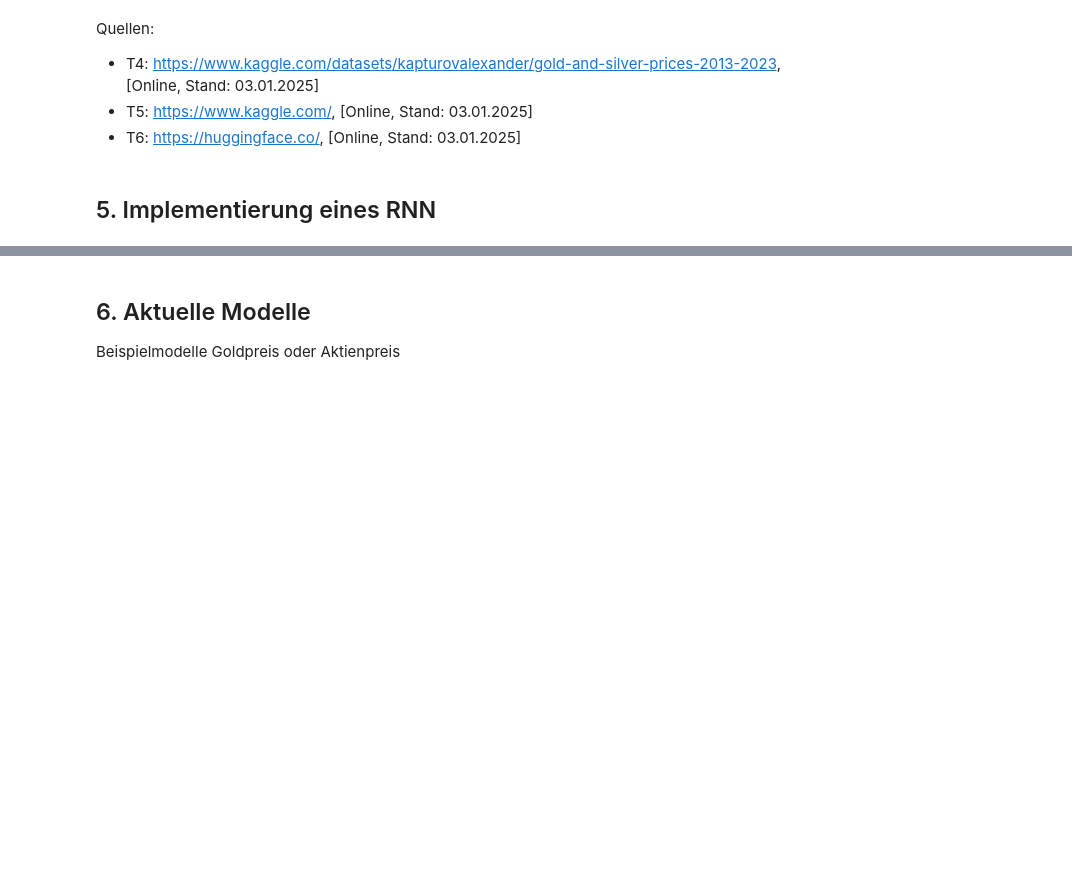
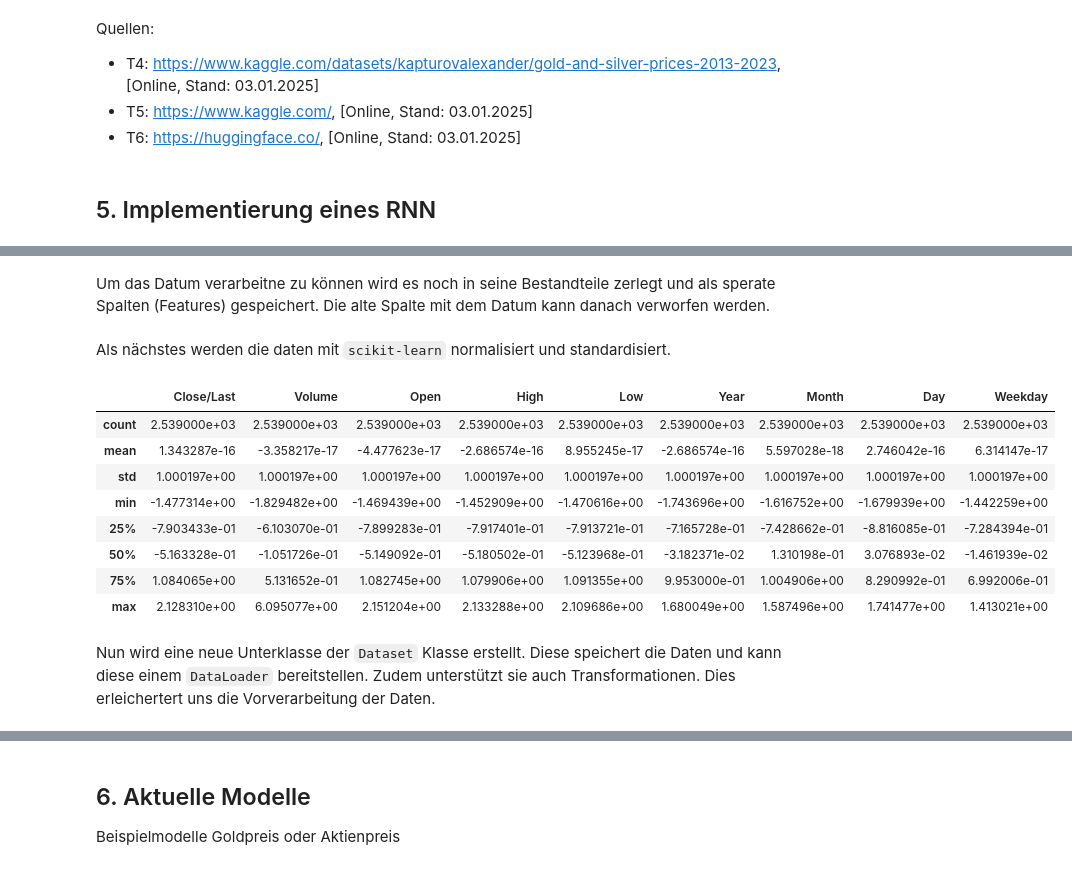
Before and after one commit to TTomczek/DL-Time-Series-Forecasting-With-RNNs, a Jupyter notebook: ausarbeitung.ipynb, the cells around one changed output, grey strips where cells are left out. Saved outputs shown, nothing was run; the diff lists cells and outputs as text; code cells hidden in the pictures; blank space fills up the shorter version.

```diff
--- a/ausarbeitung.ipynb
+++ b/ausarbeitung.ipynb
@@ -342,0 +354,19 @@ Quellen:
+# %% [markdown]
+Um das Datum verarbeitne zu können wird es noch in seine Bestandteile zerlegt und als sperate Spalten (Features) gespeichert. Die alte Spalte mit dem Datum kann danach verworfen werden.
+# %%
+df['Date'] = pd.to_datetime(df['Date'], format='%m/%d/%Y') # Spalte in DateTime umwandeln
+df['year'] = df['Date'].dt.year # Jahr in eigene Spalte extrahieren
+df['month'] = df['Date'].dt.month # Monat in eigene Spalte extrahieren
+df['day'] = df['Date'].dt.day # Tag in eigene Spalte extrahieren
+df['weekday'] = df['Date'].dt.weekday # Wochentag in eigene Spalte extrahieren
+df = df.drop(columns=['Date']) # Spalte 'Date' löschen, da nicht mehr benötigt
+# %% [markdown]
+Als nächstes werden die daten mit `scikit-learn` normalisiert und standardisiert.
+# %%
+# Normalisierung
+scaler = MinMaxScaler()
+normalized_data = scaler.fit_transform(df)
+
+# Standardisierung
+standardizer = StandardScaler()
+standardized_data = standardizer.fit_transform(normalized_data)
@@ -342,0 +375,15 @@ Quellen:
+# %%
+prepared_df = pd.DataFrame(standardized_data, columns=['Close/Last', 'Volume', 'Open', 'High', 'Low', 'Year', 'Month', 'Day', 'Weekday'])
+prepared_df.describe()
+# %% [output]
+|  | Close/Last | Volume | Open | High | Low | Year | Month | Day | Weekday |
+| count | 2.539000e+03 | 2.539000e+03 | 2.539000e+03 | 2.539000e+03 | 2.539000e+03 | 2.539000e+03 | 2.539000e+03 | 2.539000e+03 | 2.539000e+03 |
+| mean | 1.343287e-16 | -3.358217e-17 | -4.477623e-17 | -2.686574e-16 | 8.955245e-17 | -2.686574e-16 | 5.597028e-18 | 2.746042e-16 | 6.314147e-17 |
+| std | 1.000197e+00 | 1.000197e+00 | 1.000197e+00 | 1.000197e+00 | 1.000197e+00 | 1.000197e+00 | 1.000197e+00 | 1.000197e+00 | 1.000197e+00 |
+| min | -1.477314e+00 | -1.829482e+00 | -1.469439e+00 | -1.452909e+00 | -1.470616e+00 | -1.743696e+00 | -1.616752e+00 | -1.679939e+00 | -1.442259e+00 |
+| 25% | -7.903433e-01 | -6.103070e-01 | -7.899283e-01 | -7.917401e-01 | -7.913721e-01 | -7.165728e-01 | -7.428662e-01 | -8.816085e-01 | -7.284394e-01 |
+| 50% | -5.163328e-01 | -1.051726e-01 | -5.149092e-01 | -5.180502e-01 | -5.123968e-01 | -3.182371e-02 | 1.310198e-01 | 3.076893e-02 | -1.461939e-02 |
+| 75% | 1.084065e+00 | 5.131652e-01 | 1.082745e+00 | 1.079906e+00 | 1.091355e+00 | 9.953000e-01 | 1.004906e+00 | 8.290992e-01 | 6.992006e-01 |
+| max | 2.128310e+00 | 6.095077e+00 | 2.151204e+00 | 2.133288e+00 | 2.109686e+00 | 1.680049e+00 | 1.587496e+00 | 1.741477e+00 | 1.413021e+00 |
+# %% [markdown]
+Nun wird eine neue Unterklasse der `Dataset` Klasse erstellt. Diese speichert die Daten und kann diese einem `DataLoader` bereitstellen. Zudem unterstützt sie auch Transformationen. Dies erleichertert uns die Vorverarbeitung der Daten.
```
Also changed, not shown: parts of 13 cells of this notebook, 1 other file.
